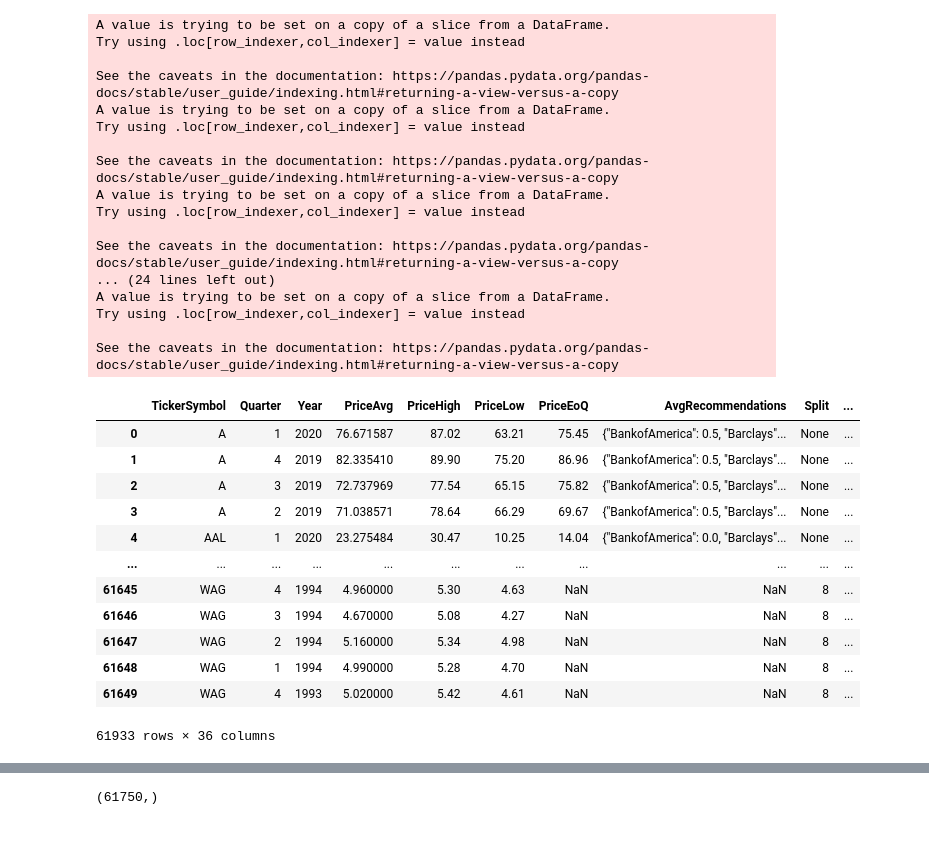
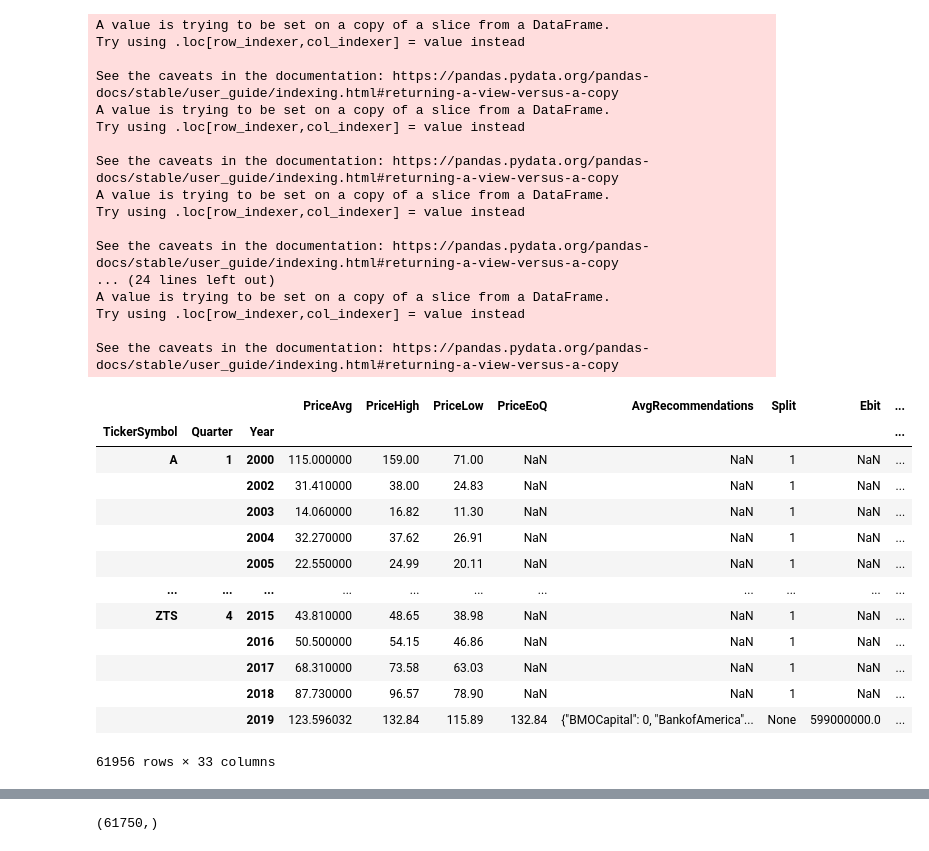
Before and after one commit to eschiff/finance_ml, a Jupyter notebook: finance_ml/notebooks/linear_model.ipynb, the cells around one changed output, grey strips where cells are left out. Cells and saved outputs as stored; diff of their text form; code cells hidden in the pictures.

```diff
--- a/finance_ml/notebooks/linear_model.ipynb
+++ b/finance_ml/notebooks/linear_model.ipynb
@@ -295,14 +311,23 @@ quarterly_df.dropna(subset=[QuarterlyColumns.DATE,
 quarterly_df = quarterly_df[((quarterly_df[QuarterlyColumns.REVENUE] != 0) &
                              (quarterly_df[QuarterlyColumns.EARNINGS] != 0) &
                              (~quarterly_df[QuarterlyColumns.TICKER_SYMBOL].isin(MARKET_INDICES)))]
+
+quarterly_df.set_index([QuarterlyColumns.TICKER_SYMBOL,
+                        QuarterlyColumns.QUARTER,
+                        QuarterlyColumns.YEAR],
+                       inplace=True)
+quarterly_df.sort_index(inplace=True)
 # %%
 db_conn = sqlite3.connect(DB_PATH)
 
 stockpup_df = pd.read_sql_query(f'SELECT * FROM {STOCKPUP_TABLE_NAME}', db_conn)
 db_conn.close()
 
-stockpup_df = stockpup_df[((stockpup_df[StockPupColumns.SHARES].notna()) &
-                           (stockpup_df[StockPupColumns.FREE_CASH_FLOW_PER_SHARE].notna()))]
+
+def _date_to_index(dt: datetime.date):
+    q = MONTH_TO_QUARTER[dt.month]
+    year = dt.year - 1 if dt.month == 1 else dt.year
+    return QuarterlyIndex('', q, year)
 
 
 def process_stockpup_df(df):
@@ -320,8 +345,8 @@ def process_stockpup_df(df):
     df[StockPupColumns.QUARTER_END] = pd.to_datetime(df[StockPupColumns.QUARTER_END])
 
     df[QuarterlyColumns.QUARTER] = df[StockPupColumns.QUARTER_END].apply(
-        lambda r: MONTH_TO_QUARTER[r.month])
-    df[QuarterlyColumns.YEAR] = df[StockPupColumns.QUARTER_END].apply(lambda r: r.year)
+        lambda r: _date_to_index(r)[QUARTER])
+    df[QuarterlyColumns.YEAR] = df[StockPupColumns.QUARTER_END].apply(lambda r: _date_to_index(r)[YEAR])
     df[QuarterlyColumns.DIVIDENDS] = df[StockPupColumns.DIVIDEND_PER_SHARE] * df[
         StockPupColumns.SHARES]
     df[QuarterlyColumns.DATE] = df[StockPupColumns.QUARTER_END].apply(lambda r: str(r.date()))
@@ -348,58 +373,57 @@ def process_stockpup_df(df):
 
     df[QuarterlyColumns.DEBT_LONG] = df[QuarterlyColumns.DEBT_LONG].apply(lambda row: int(row))
 
     # Filter only to columns in QuarterlyColumns
-    df = df[[col for col in df.columns if col in [
-        getattr(QuarterlyColumns, qc) for qc in dir(QuarterlyColumns) if qc[0] != '_']]]
+    df = df[[col for col in df.columns if col in QuarterlyColumns.columns()]]
 
-    # Filter out all data in stockpup_df that exists in quarterly_df (by uniqueness of ticker, quarter, year)
-    existing_key_combinations = [keys[0] for keys in quarterly_df.groupby(
-        [QuarterlyColumns.TICKER_SYMBOL,
-         QuarterlyColumns.QUARTER,
-         QuarterlyColumns.YEAR])]
+    df.set_index([QuarterlyColumns.TICKER_SYMBOL,
+                  QuarterlyColumns.QUARTER,
+                  QuarterlyColumns.YEAR],
+                 inplace=True)
+    df.sort_index(inplace=True)
 
-    filter_by_existing_key_combinations = (
-        df[[QuarterlyColumns.TICKER_SYMBOL,
-            QuarterlyColumns.QUARTER,
-            QuarterlyColumns.YEAR]]).apply(lambda row: tuple(row) not in existing_key_combinations, axis=1)
+    # Filter out all data in stockpup_df that exists in quarterly_df (by index)
+    df = df[~df.index.isin(quarterly_df.index)]
 
-    return df[filter_by_existing_key_combinations]
+    return df
 
 stockpup_df = process_stockpup_df(stockpup_df)
 
 quarterly_df = pd.concat([quarterly_df, stockpup_df])
+quarterly_df.sort_index(inplace=True)
 quarterly_df
 # %% [output]
 A value is trying to be set on a copy of a slice from a DataFrame.
 Try using .loc[row_indexer,col_indexer] = value instead
 
 See the caveats in the documentation: https://pandas.pydata.org/pandas-docs/stable/user_guide/indexing.html#returning-a-view-versus-a-copy
 A value is trying to be set on a copy of a slice from a DataFrame.
 Try using .loc[row_indexer,col_indexer] = value instead
 
 See the caveats in the documentation: https://pandas.pydata.org/pandas-docs/stable/user_guide/indexing.html#returning-a-view-versus-a-copy
 A value is trying to be set on a copy of a slice from a DataFrame.
 Try using .loc[row_indexer,col_indexer] = value instead
 
 See the caveats in the documentation: https://pandas.pydata.org/pandas-docs/stable/user_guide/indexing.html#returning-a-view-versus-a-copy
 ... (24 lines left out)
 A value is trying to be set on a copy of a slice from a DataFrame.
 Try using .loc[row_indexer,col_indexer] = value instead
 
 See the caveats in the documentation: https://pandas.pydata.org/pandas-docs/stable/user_guide/indexing.html#returning-a-view-versus-a-copy
-|  | TickerSymbol | Quarter | Year | PriceAvg | PriceHigh | PriceLow | PriceEoQ | AvgRecommendations | Split | ... |
-| 0 | A | 1 | 2020 | 76.671587 | 87.02 | 63.21 | 75.45 | {"BankofAmerica": 0.5, "Barclays"... | None | ... |
-| 1 | A | 4 | 2019 | 82.335410 | 89.90 | 75.20 | 86.96 | {"BankofAmerica": 0.5, "Barclays"... | None | ... |
-| 2 | A | 3 | 2019 | 72.737969 | 77.54 | 65.15 | 75.82 | {"BankofAmerica": 0.5, "Barclays"... | None | ... |
-| 3 | A | 2 | 2019 | 71.038571 | 78.64 | 66.29 | 69.67 | {"BankofAmerica": 0.5, "Barclays"... | None | ... |
-| 4 | AAL | 1 | 2020 | 23.275484 | 30.47 | 10.25 | 14.04 | {"BankofAmerica": 0.0, "Barclays"... | None | ... |
+|  |  |  | PriceAvg | PriceHigh | PriceLow | PriceEoQ | AvgRecommendations | Split | Ebit | ... |
+| TickerSymbol | Quarter | Year |  |  |  |  |  |  |  | ... |
+| A | 1 | 2000 | 115.000000 | 159.00 | 71.00 | NaN | NaN | 1 | NaN | ... |
+|  |  | 2002 | 31.410000 | 38.00 | 24.83 | NaN | NaN | 1 | NaN | ... |
+|  |  | 2003 | 14.060000 | 16.82 | 11.30 | NaN | NaN | 1 | NaN | ... |
+|  |  | 2004 | 32.270000 | 37.62 | 26.91 | NaN | NaN | 1 | NaN | ... |
+|  |  | 2005 | 22.550000 | 24.99 | 20.11 | NaN | NaN | 1 | NaN | ... |
 | ... | ... | ... | ... | ... | ... | ... | ... | ... | ... | ... |
-| 61645 | WAG | 4 | 1994 | 4.960000 | 5.30 | 4.63 | NaN | NaN | 8 | ... |
-| 61646 | WAG | 3 | 1994 | 4.670000 | 5.08 | 4.27 | NaN | NaN | 8 | ... |
-| 61647 | WAG | 2 | 1994 | 5.160000 | 5.34 | 4.98 | NaN | NaN | 8 | ... |
-| 61648 | WAG | 1 | 1994 | 4.990000 | 5.28 | 4.70 | NaN | NaN | 8 | ... |
-| 61649 | WAG | 4 | 1993 | 5.020000 | 5.42 | 4.61 | NaN | NaN | 8 | ... |
+| ZTS | 4 | 2015 | 43.810000 | 48.65 | 38.98 | NaN | NaN | 1 | NaN | ... |
+|  |  | 2016 | 50.500000 | 54.15 | 46.86 | NaN | NaN | 1 | NaN | ... |
+|  |  | 2017 | 68.310000 | 73.58 | 63.03 | NaN | NaN | 1 | NaN | ... |
+|  |  | 2018 | 87.730000 | 96.57 | 78.90 | NaN | NaN | 1 | NaN | ... |
+|  |  | 2019 | 123.596032 | 132.84 | 115.89 | 132.84 | {"BMOCapital": 0, "BankofAmerica"... | None | 599000000.0 | ... |
-61933 rows × 36 columns
+61956 rows × 33 columns
 # %%
 stock_info_df = pd.read_csv(INFO_CSV_PATH)[['tickerSymbol', 'sector', 'industry']]
 stock_info_df.rename(columns={
```
Also changed, not shown: parts of 13 cells of this notebook.
